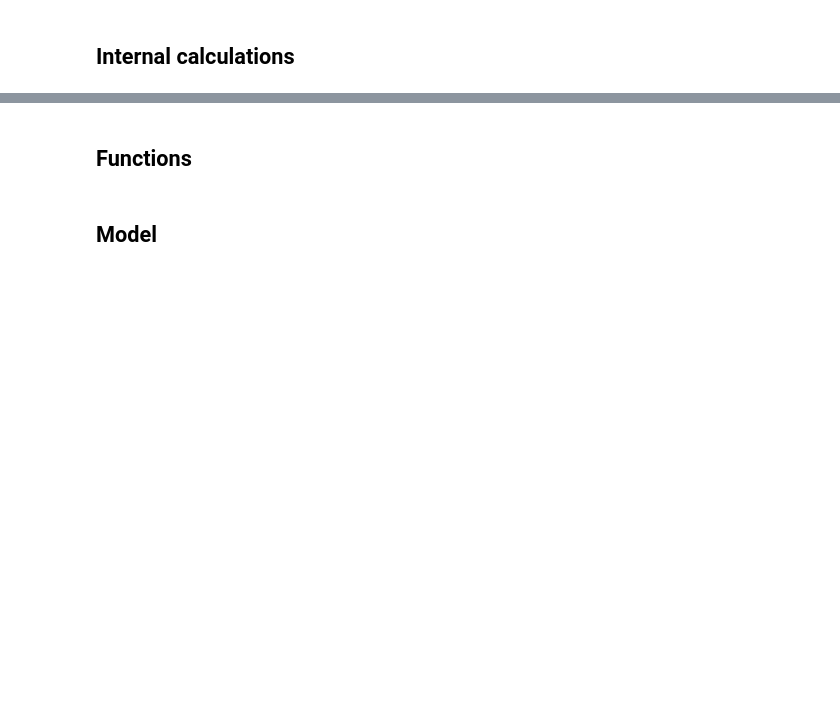
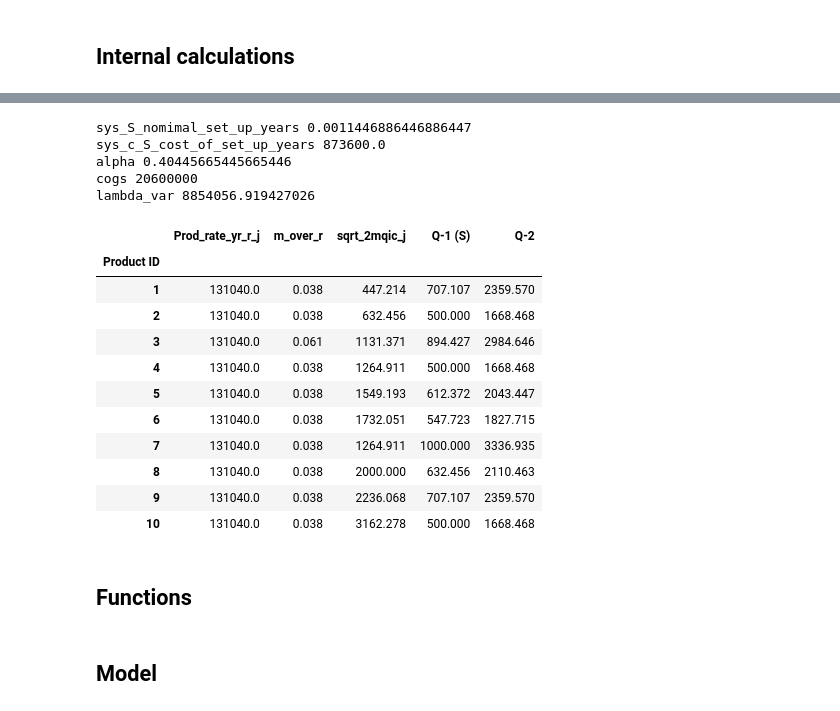
Before and after one commit to michaelswatson01/Capacitated-EOQ, a Jupyter notebook: CapacitatedEOQ.ipynb, the cells around one changed output, grey strips where cells are left out. Drawn from its saved outputs; the diff is of its cells as text; code cells hidden in the pictures; blank space fills up the shorter version.

Commit message:
finished all calc
finished all calc.  Need to make things into functions.  Need to do what-ifs and figure out the insights from the model.

```diff
--- a/CapacitatedEOQ.ipynb
+++ b/CapacitatedEOQ.ipynb
@@ -39,9 +78,56 @@ inputs_df
 # %%
 #create nasty calculation table
+#create system-wide paramters  they will be mixed and matched depending on what needs to happen
+
+cogs = (inputs_df["demand"] * inputs_df["cost"]).sum()
+
+sys_S_nomimal_set_up_years = nominal_set_up_time / total_hours
+sys_c_S_cost_of_set_up_years = cost_of_set_up_hour / total_hours * total_hours * total_hours #this was in my spreadsheet like this. need to figure out why
+
+
 internal_calc_df = pd.DataFrame()
-internal_calc_df["Q-1 (S)"] = np.sqrt((2*inputs_df["demand"] * inputs_df["scalar"]))
+internal_calc_df["Prod_rate_yr_r_j"] = inputs_df["rate"] * total_hours
+internal_calc_df["m_over_r"] = inputs_df["demand"] / internal_calc_df["Prod_rate_yr_r_j"]
+internal_calc_df["sqrt_2mqic_j"] = np.sqrt(2 * inputs_df["demand"] * inputs_df["scalar"] * inv_holding_cost_percent *inputs_df["cost"] )
 
-internal_calc_df
+c_sum = internal_calc_df["sqrt_2mqic_j"].sum()
+alpha = internal_calc_df["m_over_r"].sum()
+if alpha > avail_time_constraint:  #this means the problem is infeasible-- production time takes longer than available time
+    infeasible_flag = True
+Else:
+    infeasible_flag = False
+
+lambda_var = (c_sum **2 * sys_S_nomimal_set_up_years) / (4*(avail_time_constraint - alpha)**2) - sys_c_S_cost_of_set_up_years
+
+x = sys_c_S_cost_of_set_up_years
+y = sys_S_nomimal_set_up_years
+internal_calc_df["Q-1 (S)"] = np.sqrt((2*inputs_df["demand"] * inputs_df["scalar"] * x * y)/(inv_holding_cost_percent * inputs_df["cost"]))
+internal_calc_df["Q-2"] = ((c_sum * y) / (avail_time_constraint - alpha)) * np.sqrt((inputs_df["demand"] * inputs_df["scalar"]) / (2 * inv_holding_cost_percent * inputs_df["cost"]))
+
+print("sys_S_nomimal_set_up_years",sys_S_nomimal_set_up_years)
+print("sys_c_S_cost_of_set_up_years",sys_c_S_cost_of_set_up_years)
+print("alpha",alpha)
+print("cogs",cogs)
+print("lambda_var",lambda_var)
+internal_calc_df.astype("float").round(3)
+# %% [output]
+sys_S_nomimal_set_up_years 0.0011446886446886447
+sys_c_S_cost_of_set_up_years 873600.0
+alpha 0.40445665445665446
+cogs 20600000
+lambda_var 8854056.919427026
+|  | Prod_rate_yr_r_j | m_over_r | sqrt_2mqic_j | Q-1 (S) | Q-2 |
+| Product ID |  |  |  |  |  |
+| 1 | 131040.0 | 0.038 | 447.214 | 707.107 | 2359.570 |
+| 2 | 131040.0 | 0.038 | 632.456 | 500.000 | 1668.468 |
+| 3 | 131040.0 | 0.061 | 1131.371 | 894.427 | 2984.646 |
+| 4 | 131040.0 | 0.038 | 1264.911 | 500.000 | 1668.468 |
+| 5 | 131040.0 | 0.038 | 1549.193 | 612.372 | 2043.447 |
+| 6 | 131040.0 | 0.038 | 1732.051 | 547.723 | 1827.715 |
+| 7 | 131040.0 | 0.038 | 1264.911 | 1000.000 | 3336.935 |
+| 8 | 131040.0 | 0.038 | 2000.000 | 632.456 | 2110.463 |
+| 9 | 131040.0 | 0.038 | 2236.068 | 707.107 | 2359.570 |
+| 10 | 131040.0 | 0.038 | 3162.278 | 500.000 | 1668.468 |
 # %% [markdown]
 ## Functions
 # %%
```
Also changed, not shown: parts of 8 cells of this notebook.
